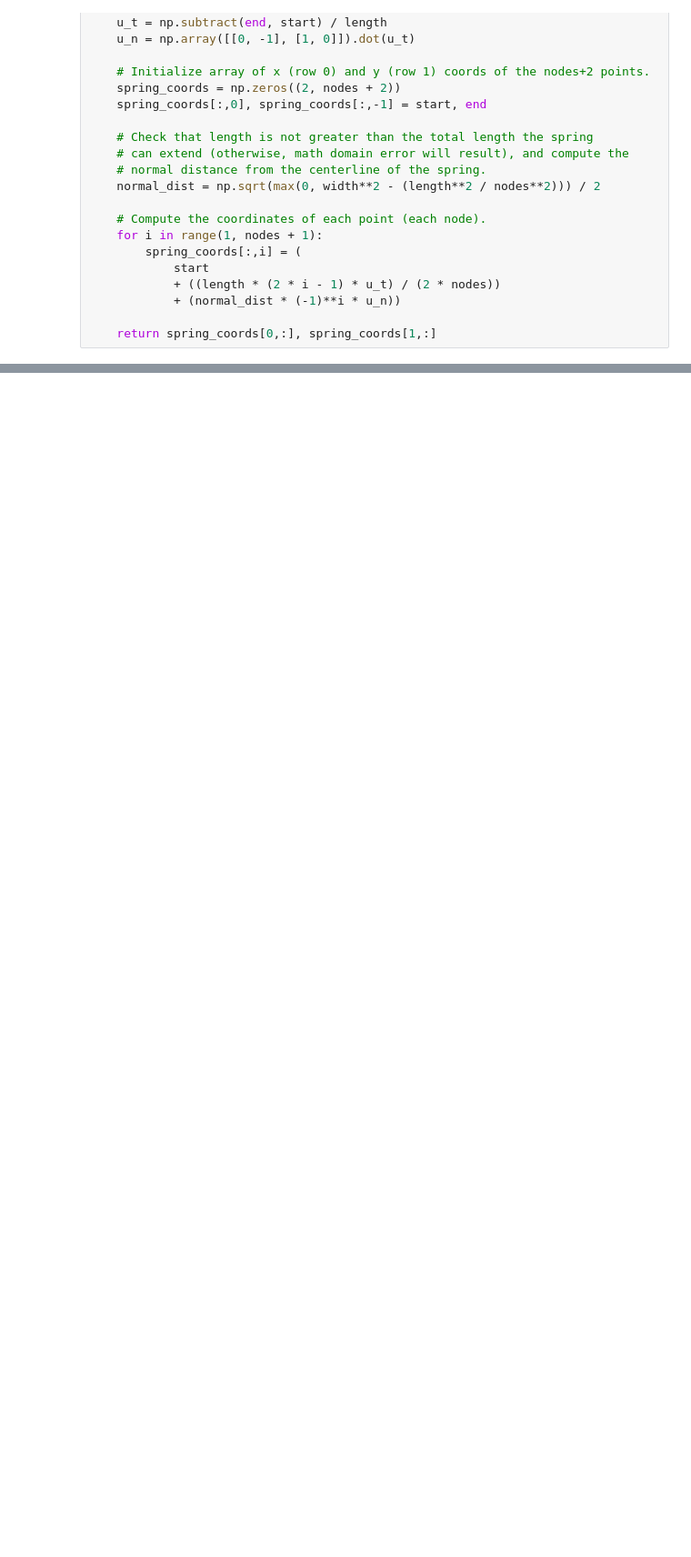
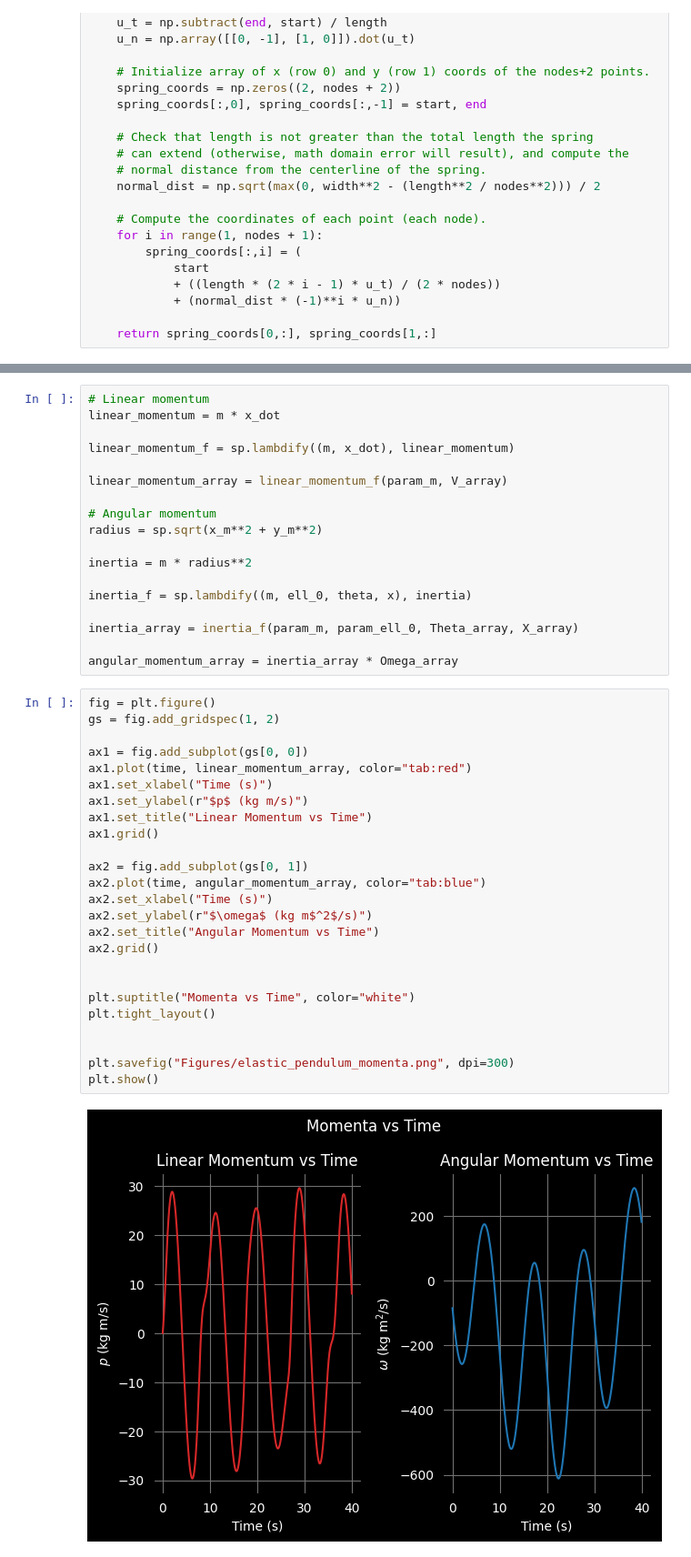
Before and after one commit to Melon-Mao/Python-repository, a Jupyter notebook: Data Analysis/Mechanics/Pendulums/Elastic Pendulum/elastic_pendulum.ipynb, the cells around one changed output, grey strips where cells are left out. Shown at 91% size. Cells and saved outputs as stored; diff of their text form; blank space fills up the shorter version.

```diff
--- a/Data Analysis/Mechanics/Pendulums/Elastic Pendulum/elastic_pendulum.ipynb
+++ b/Data Analysis/Mechanics/Pendulums/Elastic Pendulum/elastic_pendulum.ipynb
@@ -463,0 +498,45 @@ ani.save("Animations/elastic_pendulum.gif", writer="pillow", fps=25)
+# %%
+# Linear momentum
+linear_momentum = m * x_dot
+
+linear_momentum_f = sp.lambdify((m, x_dot), linear_momentum)
+
+linear_momentum_array = linear_momentum_f(param_m, V_array)
+
+# Angular momentum
+radius = sp.sqrt(x_m**2 + y_m**2)
+
+inertia = m * radius**2
+
+inertia_f = sp.lambdify((m, ell_0, theta, x), inertia)
+
+inertia_array = inertia_f(param_m, param_ell_0, Theta_array, X_array)
+
+angular_momentum_array = inertia_array * Omega_array
+# %%
+fig = plt.figure()
+gs = fig.add_gridspec(1, 2)
+
+ax1 = fig.add_subplot(gs[0, 0])
+ax1.plot(time, linear_momentum_array, color="tab:red")
+ax1.set_xlabel("Time (s)")
+ax1.set_ylabel(r"$p$ (kg m/s)")
+ax1.set_title("Linear Momentum vs Time")
+ax1.grid()
+
+ax2 = fig.add_subplot(gs[0, 1])
+ax2.plot(time, angular_momentum_array, color="tab:blue")
+ax2.set_xlabel("Time (s)")
+ax2.set_ylabel(r"$\omega$ (kg m$^2$/s)")
+ax2.set_title("Angular Momentum vs Time")
+ax2.grid()
+
+
+plt.suptitle("Momenta vs Time", color="white")
+plt.tight_layout()
+
+
+plt.savefig("Figures/elastic_pendulum_momenta.png", dpi=300)
+plt.show()
+# %% [output]
+[figure, added]
```
Also changed, not shown: parts of 9 cells of this notebook, 15 other files.
